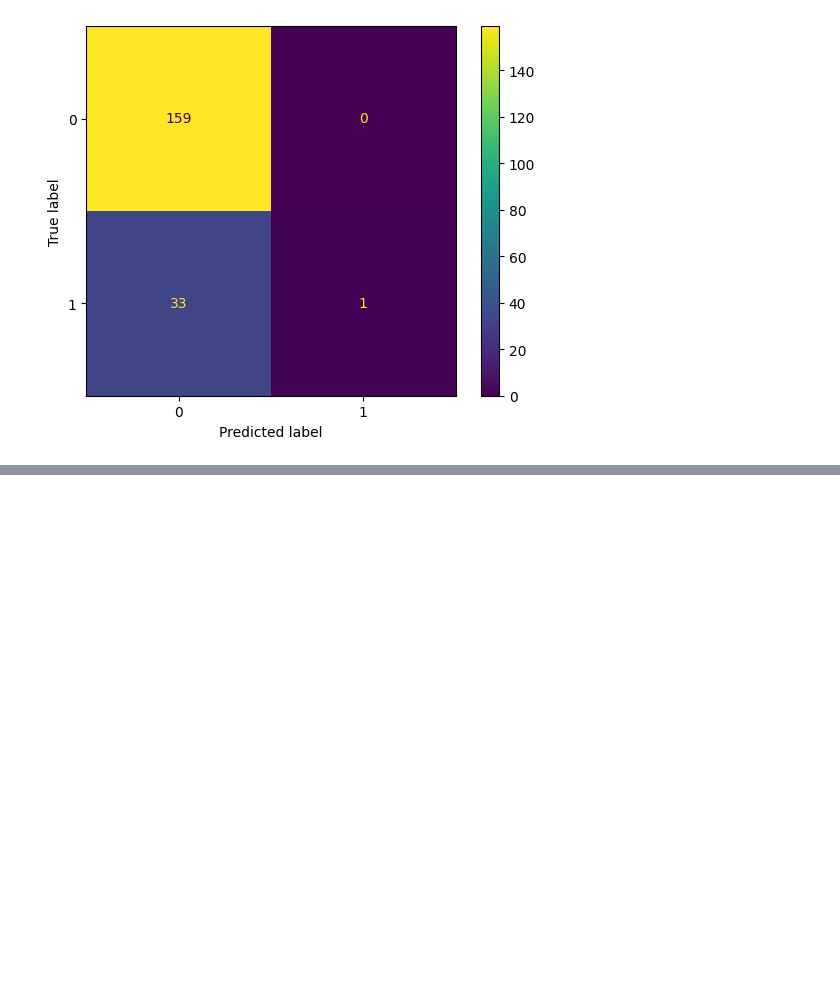
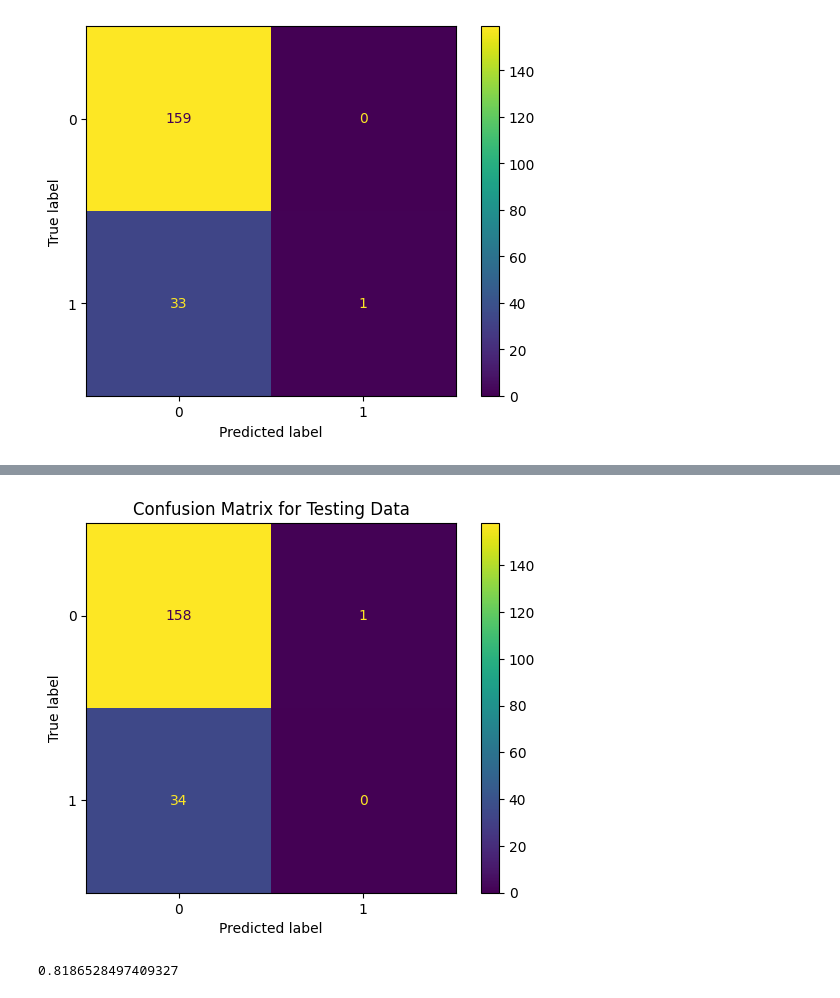
Before and after one commit to opheliasin/covid-detection, a Jupyter notebook: Workbook.ipynb, the cells around one changed output, grey strips where cells are left out. Drawn from its saved outputs; the diff is of its cells as text; code cells hidden in the pictures; blank space fills up the shorter version.

```diff
--- a/Workbook.ipynb
+++ b/Workbook.ipynb
@@ -135,2 +326,5 @@ Reshaped back to original format: (802, 128, 626, 1)
+# %%
+y_train_resampled = np.array(y_train_resampled)
+y_test = np.array(y_test)
 # %%
-y_resampled = np.array(y_resampled)
+# y_resampled = np.array(y_resampled)
@@ -256,0 +574,13 @@ plt.show()
+# %%
+y_pred_test_binary = (y_pred > 0.99).astype(int)
+# %%
+from sklearn.metrics import confusion_matrix, ConfusionMatrixDisplay
+cm = confusion_matrix(y_test, y_pred_test_binary)
+# %%
+disp = ConfusionMatrixDisplay(cm)
+
+disp.plot()
+plt.title("Confusion Matrix for Testing Data")
+plt.show()
+# %% [output]
+[figure, added]
@@ -256,0 +591,4 @@ plt.show()
+# %%
+accuracy_test
+# %% [output]
+0.8186528497409327
```
Also changed, not shown: parts of 49 cells of this notebook.
